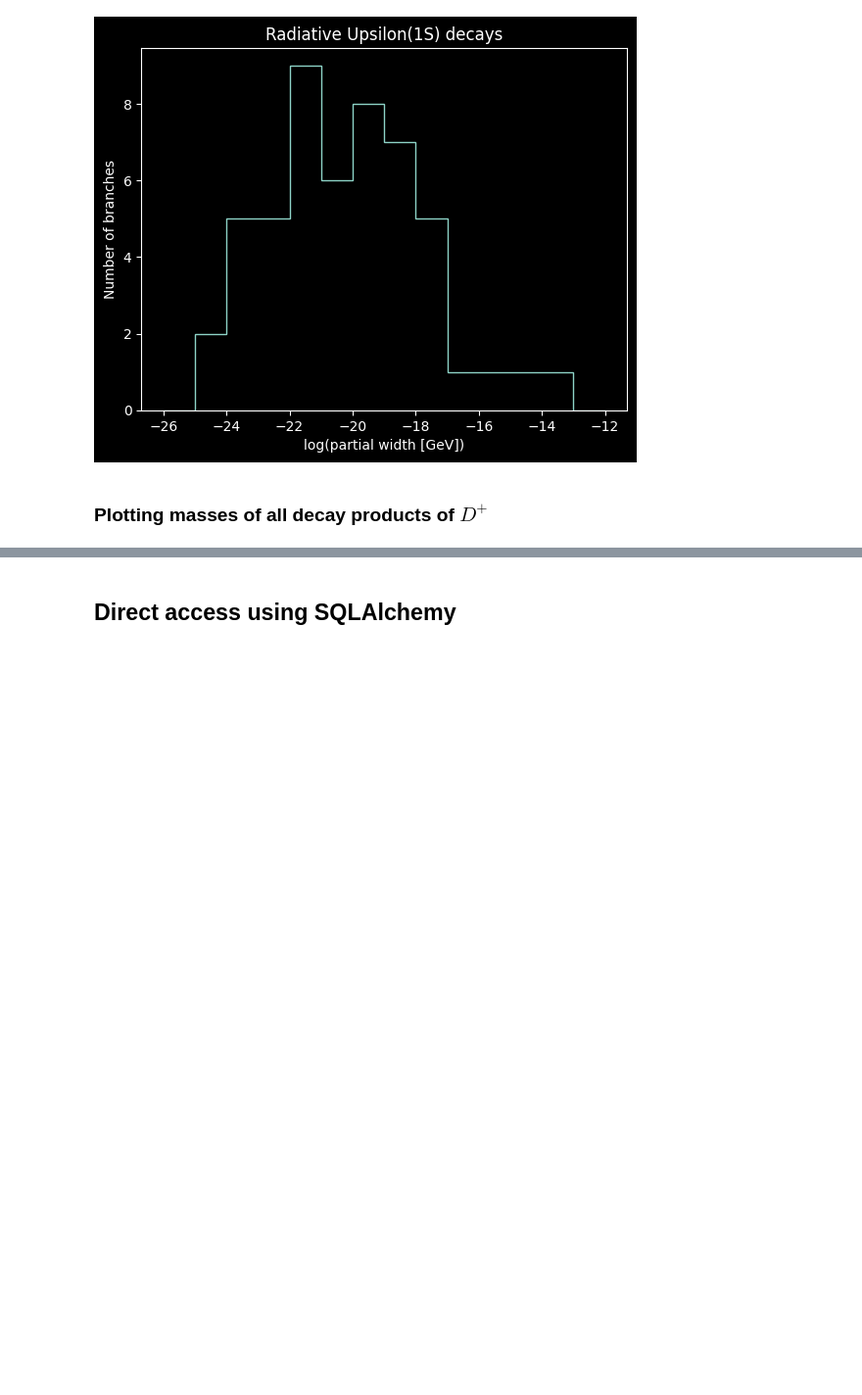
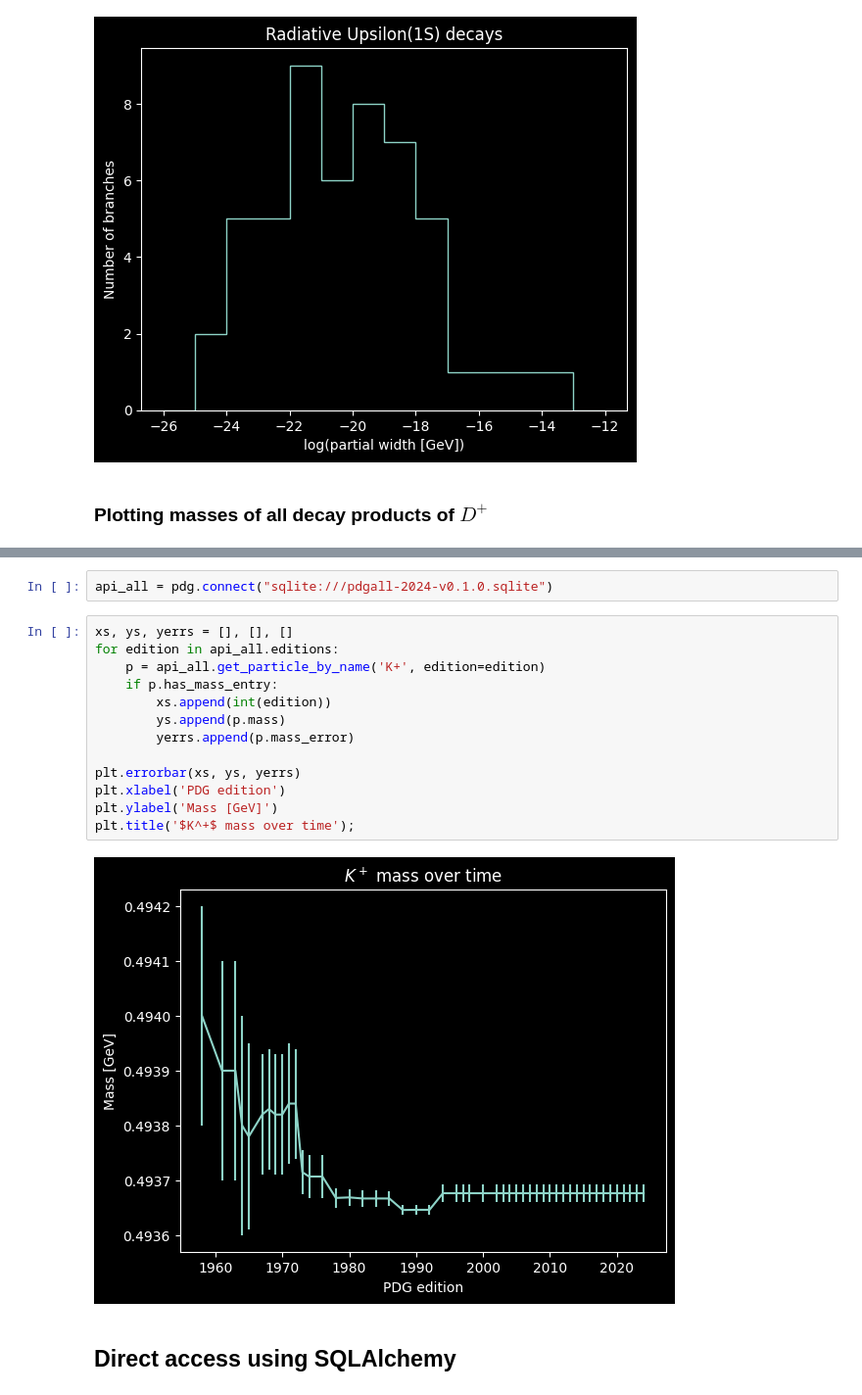
Before and after one commit to mjkramer/pyhep_tutorial, a Jupyter notebook: pyhep_tutorial.ipynb, the cells around one changed output, grey strips where cells are left out. Shown at 98% size. Cells and saved outputs as stored; diff of their text form; blank space fills up the shorter version.

```diff
--- a/pyhep_tutorial.ipynb
+++ b/pyhep_tutorial.ipynb
@@ -595,3 +568,20 @@ plt.hist(masses)
+# %%
+api_all = pdg.connect("sqlite:///pdgall-2024-v0.1.0.sqlite")
+# %%
+xs, ys, yerrs = [], [], []
+for edition in api_all.editions:
+    p = api_all.get_particle_by_name('K+', edition=edition)
+    if p.has_mass_entry:
+        xs.append(int(edition))
+        ys.append(p.mass)
+        yerrs.append(p.mass_error)
+
+plt.errorbar(xs, ys, yerrs)
+plt.xlabel('PDG edition')
+plt.ylabel('Mass [GeV]')
+plt.title('$K^+$ mass over time');
+# %% [output]
+[figure, added]
 # %% [markdown]
 ## Direct access using SQLAlchemy
 # %% [markdown]
```
Also changed, not shown: parts of 44 cells of this notebook.
